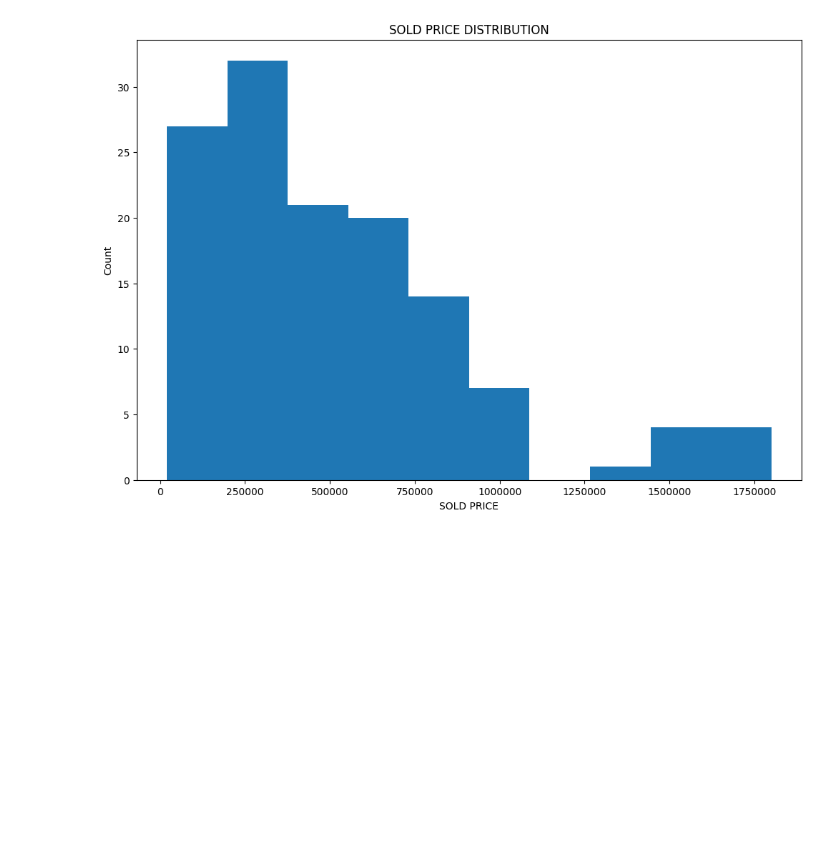
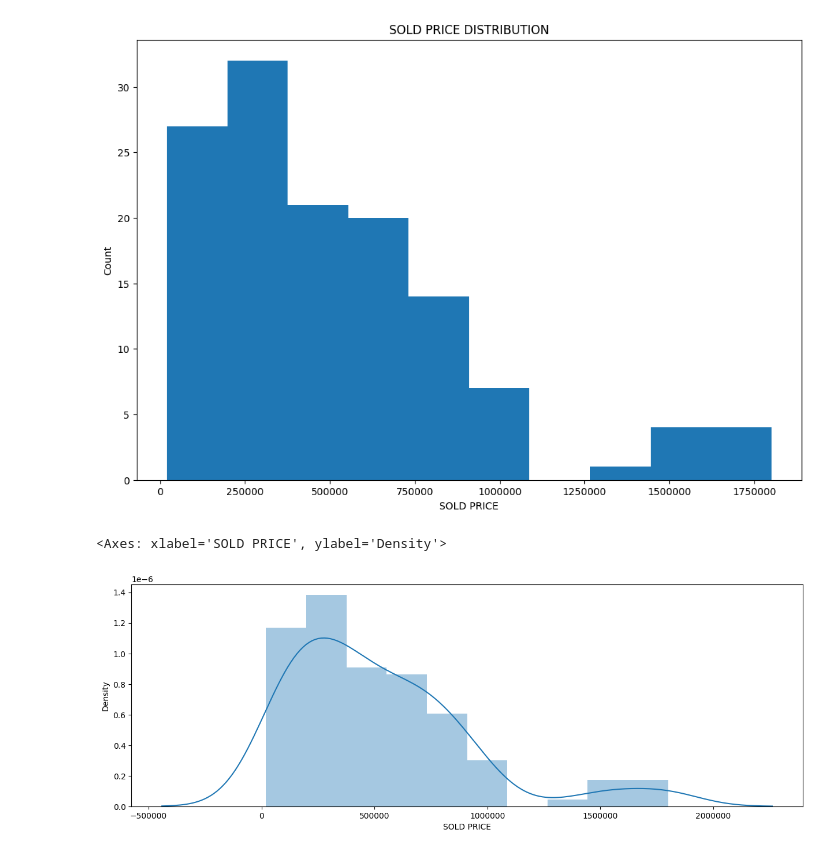
Before and after one commit to gauravrawataiml/Ptyhon, a Jupyter notebook: Python_with_IPL_data.ipynb, the cells around one changed output. Drawn from its saved outputs; the diff is of its cells as text; code cells hidden in the pictures; blank space fills up the shorter version.

```diff
--- a/Python_with_IPL_data.ipynb
+++ b/Python_with_IPL_data.ipynb
@@ -406,3 +406,11 @@ plt.title('SOLD PRICE DISTRIBUTION')
 # %% [output]
 Text(0.5, 1.0, 'SOLD PRICE DISTRIBUTION')
 [figure]
+# %%
+plt.figure(figsize=(15,5))
+ax=plt.gca()
+ax.xaxis.get_major_formatter().set_scientific(False)
+sn.distplot(IPL_auction_df['SOLD PRICE'])
+# %% [output]
+<Axes: xlabel='SOLD PRICE', ylabel='Density'>
+[figure, added]
```
Also changed, not shown: parts of 6 cells of this notebook.
